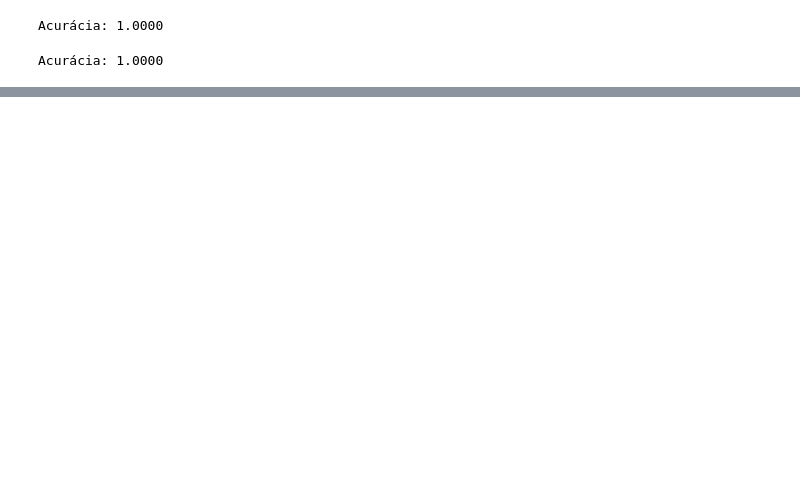
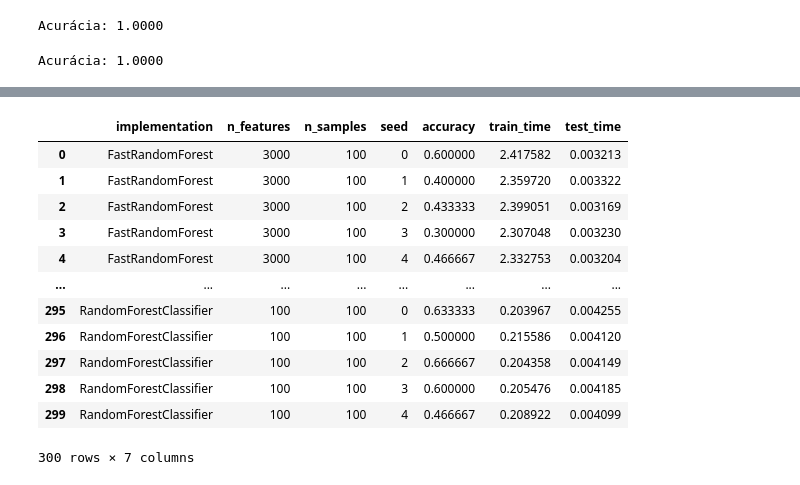
Before and after one commit to grkremer/algorithms_2026-2, a Jupyter notebook: tests.ipynb, the cells around one changed output, grey strips where cells are left out. Saved outputs shown, nothing was run; the diff lists cells and outputs as text; code cells hidden in the pictures; blank space fills up the shorter version.

```diff
--- a/tests.ipynb
+++ b/tests.ipynb
@@ -211,0 +399,16 @@ for ax in g.axes.flatten():
+# %%
+results
+# %% [output]
+|  | implementation | n_features | n_samples | seed | accuracy | train_time | test_time |
+| 0 | FastRandomForest | 3000 | 100 | 0 | 0.600000 | 2.417582 | 0.003213 |
+| 1 | FastRandomForest | 3000 | 100 | 1 | 0.400000 | 2.359720 | 0.003322 |
+| 2 | FastRandomForest | 3000 | 100 | 2 | 0.433333 | 2.399051 | 0.003169 |
+| 3 | FastRandomForest | 3000 | 100 | 3 | 0.300000 | 2.307048 | 0.003230 |
+| 4 | FastRandomForest | 3000 | 100 | 4 | 0.466667 | 2.332753 | 0.003204 |
+| ... | ... | ... | ... | ... | ... | ... | ... |
+| 295 | RandomForestClassifier | 100 | 100 | 0 | 0.633333 | 0.203967 | 0.004255 |
+| 296 | RandomForestClassifier | 100 | 100 | 1 | 0.500000 | 0.215586 | 0.004120 |
+| 297 | RandomForestClassifier | 100 | 100 | 2 | 0.666667 | 0.204358 | 0.004149 |
+| 298 | RandomForestClassifier | 100 | 100 | 3 | 0.600000 | 0.205476 | 0.004185 |
+| 299 | RandomForestClassifier | 100 | 100 | 4 | 0.466667 | 0.208922 | 0.004099 |
+300 rows × 7 columns
```
Also changed, not shown: parts of 9 cells of this notebook, 2 other files.
